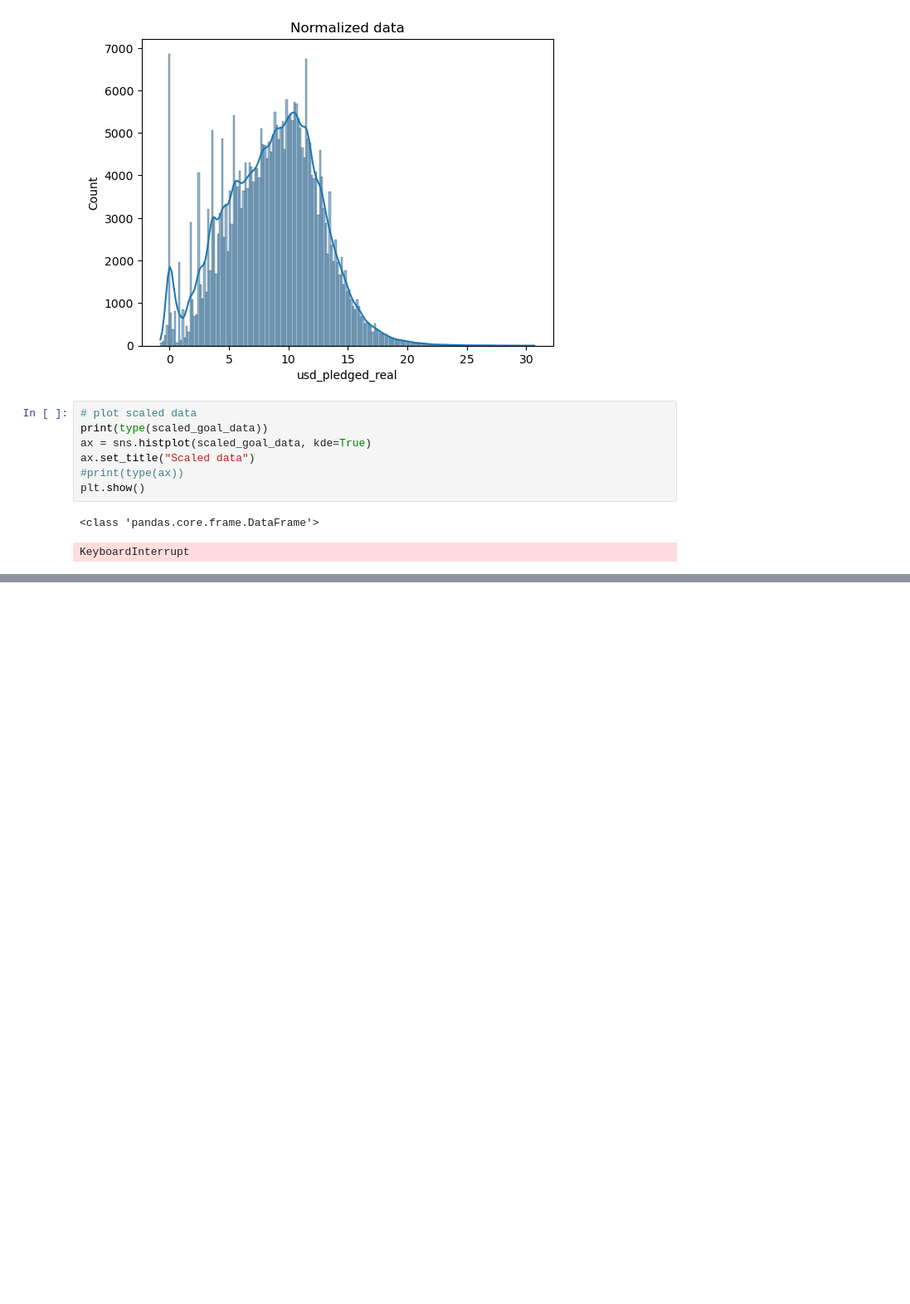
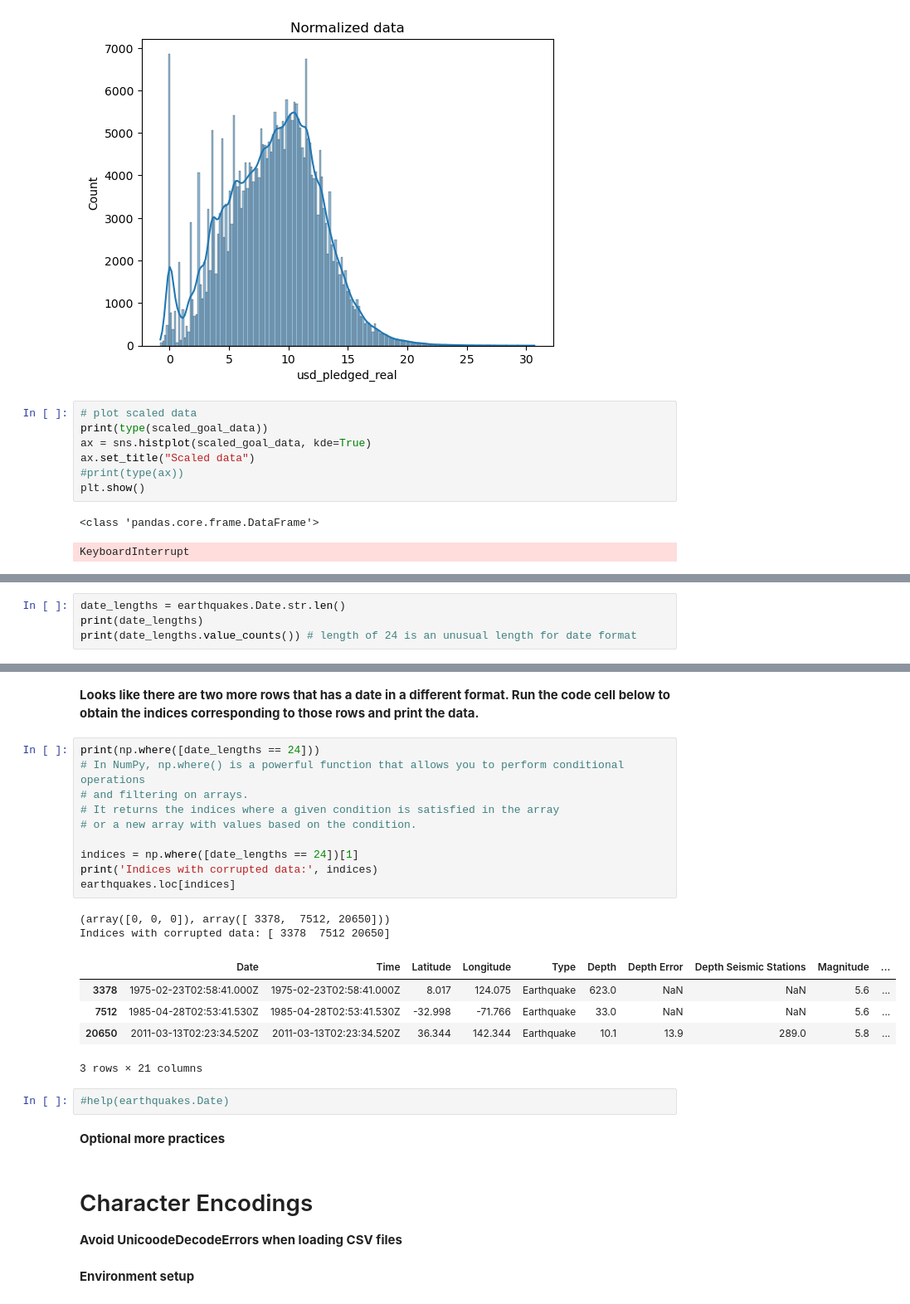
Before and after one commit to albert-joonyoung-park/kaggle-lessons, a Jupyter notebook: kaggle-data-cleaning.ipynb, the cells around one changed output, grey strips where cells are left out. Shown at 83% size. Cells and saved outputs as stored; diff of their text form; blank space fills up the shorter version.

```diff
--- a/kaggle-data-cleaning.ipynb
+++ b/kaggle-data-cleaning.ipynb
@@ -875,0 +1073,4 @@ KeyboardInterrupt
+# %%
+date_lengths = earthquakes.Date.str.len()
+print(date_lengths)
+print(date_lengths.value_counts()) # length of 24 is an unusual length for date format
@@ -875,0 +1093,30 @@ KeyboardInterrupt
+# %% [markdown]
+**Looks like there are two more rows that has a date in a different format. Run the code cell below to obtain the indices corresponding to those rows and print the data.**
+# %%
+print(np.where([date_lengths == 24]))
+# In NumPy, np.where() is a powerful function that allows you to perform conditional operations
+# and filtering on arrays.
+# It returns the indices where a given condition is satisfied in the array
+# or a new array with values based on the condition.
+
+indices = np.where([date_lengths == 24])[1]
+print('Indices with corrupted data:', indices)
+earthquakes.loc[indices]
+# %% [output]
+(array([0, 0, 0]), array([ 3378,  7512, 20650]))
+Indices with corrupted data: [ 3378  7512 20650]
+|  | Date | Time | Latitude | Longitude | Type | Depth | Depth Error | Depth Seismic Stations | Magnitude | ... |
+| 3378 | 1975-02-23T02:58:41.000Z | 1975-02-23T02:58:41.000Z | 8.017 | 124.075 | Earthquake | 623.0 | NaN | NaN | 5.6 | ... |
+| 7512 | 1985-04-28T02:53:41.530Z | 1985-04-28T02:53:41.530Z | -32.998 | -71.766 | Earthquake | 33.0 | NaN | NaN | 5.6 | ... |
+| 20650 | 2011-03-13T02:23:34.520Z | 2011-03-13T02:23:34.520Z | 36.344 | 142.344 | Earthquake | 10.1 | 13.9 | 289.0 | 5.8 | ... |
+3 rows × 21 columns
+# %%
+#help(earthquakes.Date)
+# %% [markdown]
+**Optional more practices**
+# %% [markdown]
+# Character Encodings
+
+**Avoid UnicoodeDecodeErrors when loading CSV files**
+# %% [markdown]
+**Environment setup**
```
Also changed, not shown: parts of 38 cells of this notebook.
